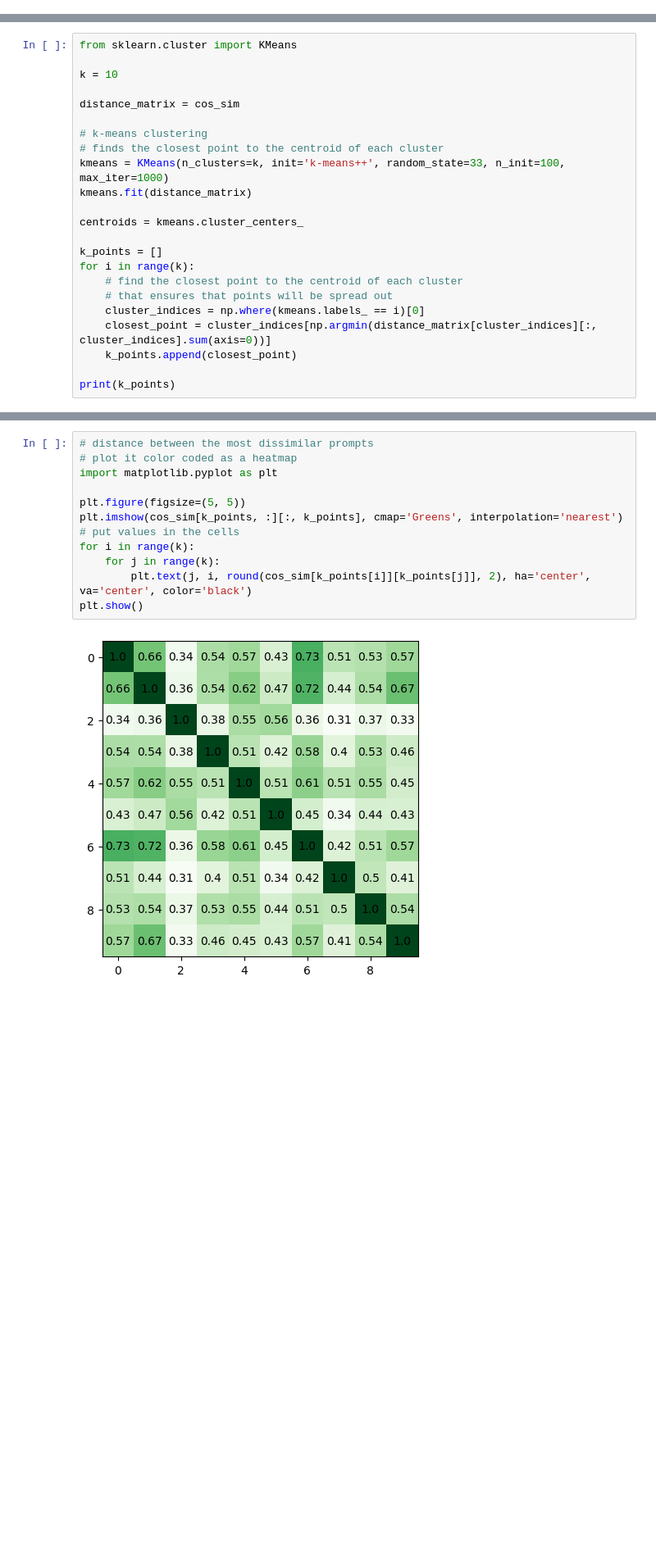
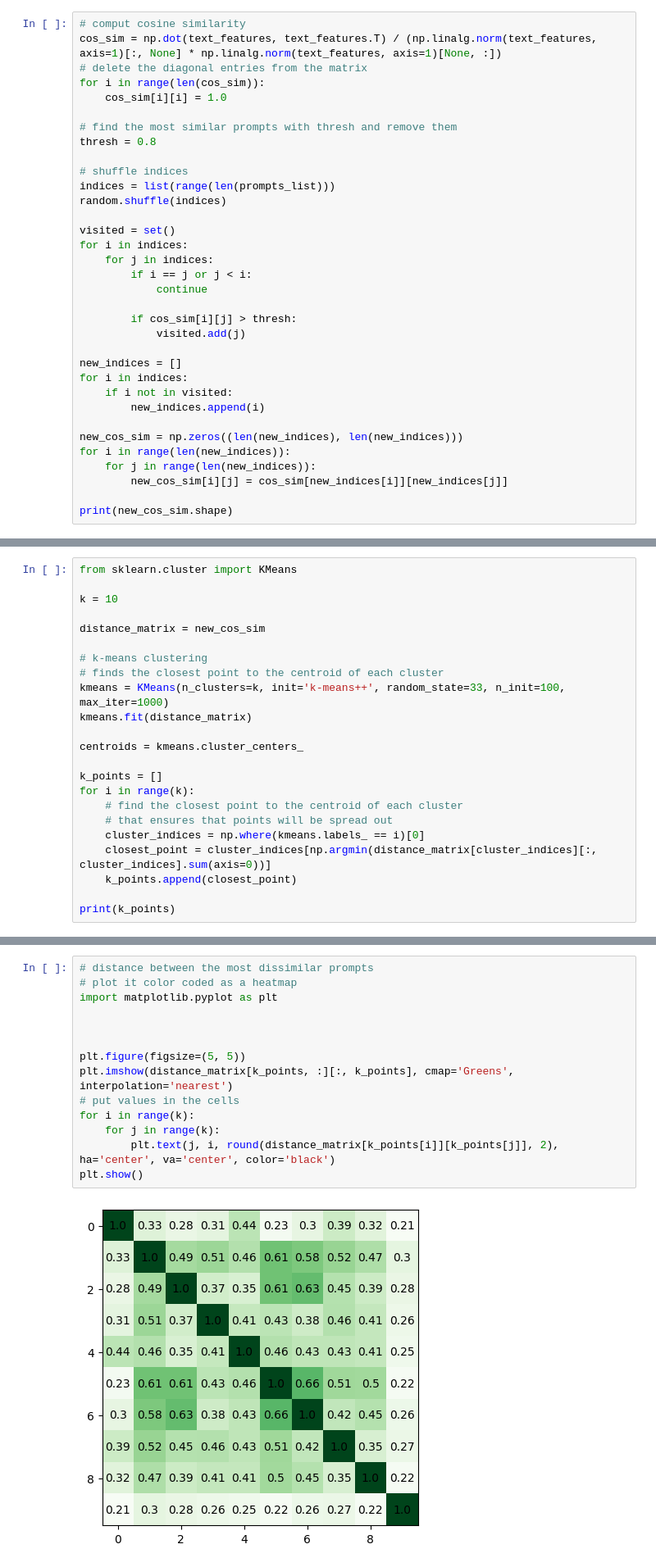
Before and after one commit to ktroyan/GVM-Memorization, a Jupyter notebook: Prompts/prompts_processing.ipynb, the cells around one changed output, grey strips where cells are left out. Shown at 82% size. Cells and saved outputs as stored; diff of their text form; blank space fills up the shorter version.

```diff
--- a/Prompts/prompts_processing.ipynb
+++ b/Prompts/prompts_processing.ipynb
@@ -23,3 +27,37 @@ model, _, preprocess = open_clip.create_model_and_transforms('ViT-B-32', pretrai
 text_tokens = tokenizer.tokenize(prompts_list)
 with torch.no_grad():
     text_features = model.encode_text(text_tokens).float()
+# %%
+# comput cosine similarity
+cos_sim = np.dot(text_features, text_features.T) / (np.linalg.norm(text_features, axis=1)[:, None] * np.linalg.norm(text_features, axis=1)[None, :])
+# delete the diagonal entries from the matrix
+for i in range(len(cos_sim)):
+    cos_sim[i][i] = 1.0
+
+# find the most similar prompts with thresh and remove them
+thresh = 0.8
+
+# shuffle indices
+indices = list(range(len(prompts_list)))
+random.shuffle(indices)
+
+visited = set()
+for i in indices:
+    for j in indices:
+        if i == j or j < i:
+            continue
+
+        if cos_sim[i][j] > thresh:
+            visited.add(j)
+
+new_indices = []
+for i in indices:
+    if i not in visited:
+        new_indices.append(i)
+
+new_cos_sim = np.zeros((len(new_indices), len(new_indices)))
+for i in range(len(new_indices)):
+    for j in range(len(new_indices)):
+        new_cos_sim[i][j] = cos_sim[new_indices[i]][new_indices[j]]
+
+print(new_cos_sim.shape)
@@ -48,7 +81,7 @@ from sklearn.cluster import KMeans
 
 k = 10
 
-distance_matrix = cos_sim
+distance_matrix = new_cos_sim
 
 # k-means clustering
 # finds the closest point to the centroid of each cluster
@@ -79,17 +112,19 @@ Mean distance, i.e. cosine similarity, is 0.4889
 # %%
 # distance between the most dissimilar prompts
 # plot it color coded as a heatmap
 import matplotlib.pyplot as plt
 
+
+
 plt.figure(figsize=(5, 5))
-plt.imshow(cos_sim[k_points, :][:, k_points], cmap='Greens', interpolation='nearest')
+plt.imshow(distance_matrix[k_points, :][:, k_points], cmap='Greens', interpolation='nearest')
 # put values in the cells
 for i in range(k):
     for j in range(k):
-        plt.text(j, i, round(cos_sim[k_points[i]][k_points[j]], 2), ha='center', va='center', color='black')
+        plt.text(j, i, round(distance_matrix[k_points[i]][k_points[j]], 2), ha='center', va='center', color='black')
 plt.show()
 # %% [output]
-[figure, old version]
+[figure, new version]
 # %%
 # Most dissimilar prompts
 for idx in k_points:
```
Also changed, not shown: parts of 7 cells of this notebook.
